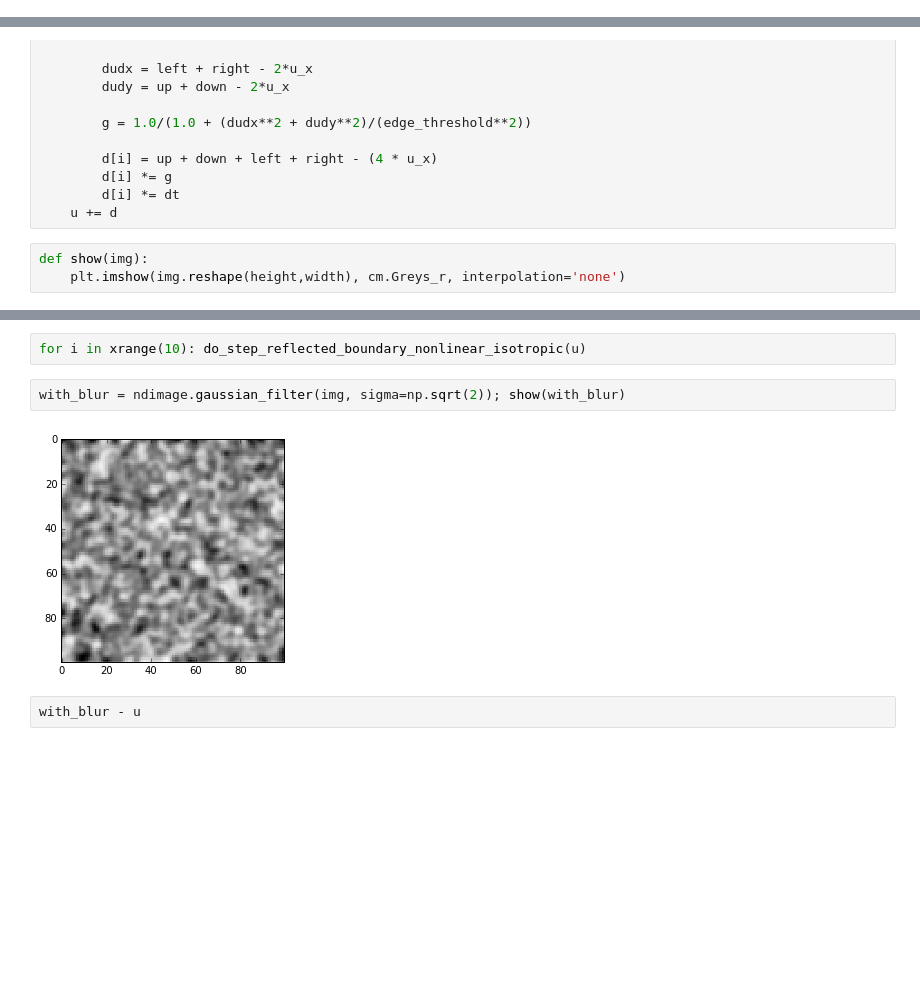
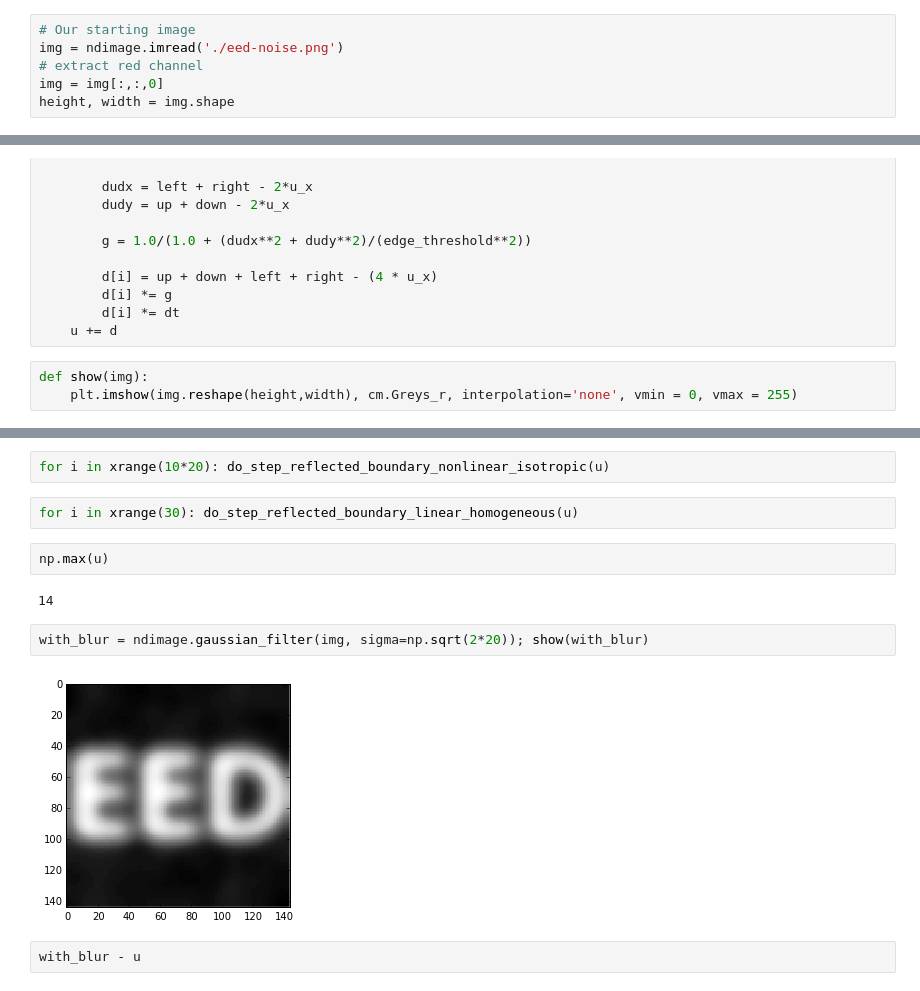
Before and after one commit to eqfinney/diffusion-models, a Jupyter notebook: diffusion.ipynb, the cells around one changed output, grey strips where cells are left out. Cells and saved outputs as stored; diff of their text form; blank space fills up the shorter version.

Commit message:
Fix bug with casting and image color dynamic ranging

```diff
--- a/diffusion.ipynb
+++ b/diffusion.ipynb
@@ -21 +17,7 @@ img = img.reshape(height,width)
+# %%
+# Our starting image
+img = ndimage.imread('./eed-noise.png')
+# extract red channel
+img = img[:,:,0]
+height, width = img.shape
 # %%
@@ -86,5 +88,5 @@ def do_step_reflected_boundary_nonlinear_isotropic(u):
     u += d
 # %%
 def show(img):
-    plt.imshow(img.reshape(height,width), cm.Greys_r, interpolation='none')
+    plt.imshow(img.reshape(height,width), cm.Greys_r, interpolation='none', vmin = 0, vmax = 255)
 # %%
@@ -94,9 +100,15 @@ show(u)
 # %%
-for i in xrange(10): do_step_reflected_boundary_nonlinear_isotropic(u)
+for i in xrange(10*20): do_step_reflected_boundary_nonlinear_isotropic(u)
+# %%
+for i in xrange(30): do_step_reflected_boundary_linear_homogeneous(u)
+# %%
+np.max(u)
+# %% [output]
+14
 # %%
-with_blur = ndimage.gaussian_filter(img, sigma=np.sqrt(2)); show(with_blur)
+with_blur = ndimage.gaussian_filter(img, sigma=np.sqrt(2*20)); show(with_blur)
 # %% [output]
-[figure, old version]
+[figure, new version]
 # %%
 with_blur - u
 # %% [output]
```
Also changed, not shown: parts of 6 cells of this notebook.
